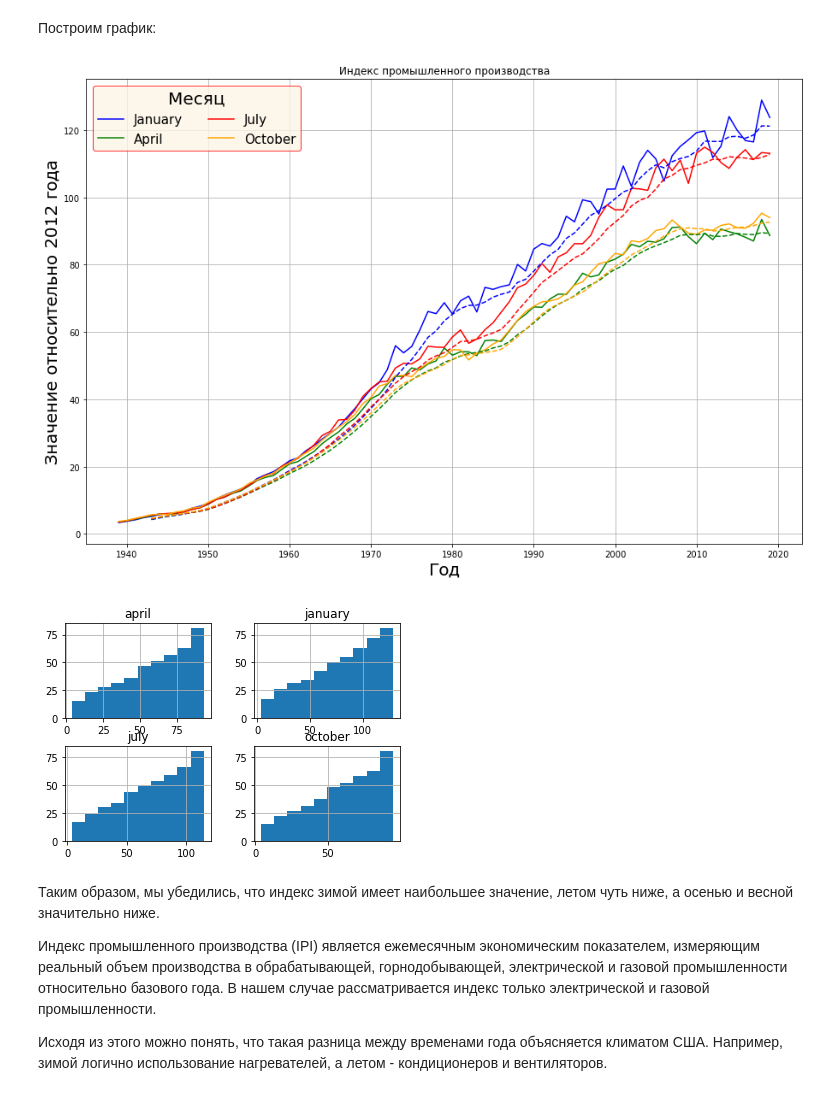
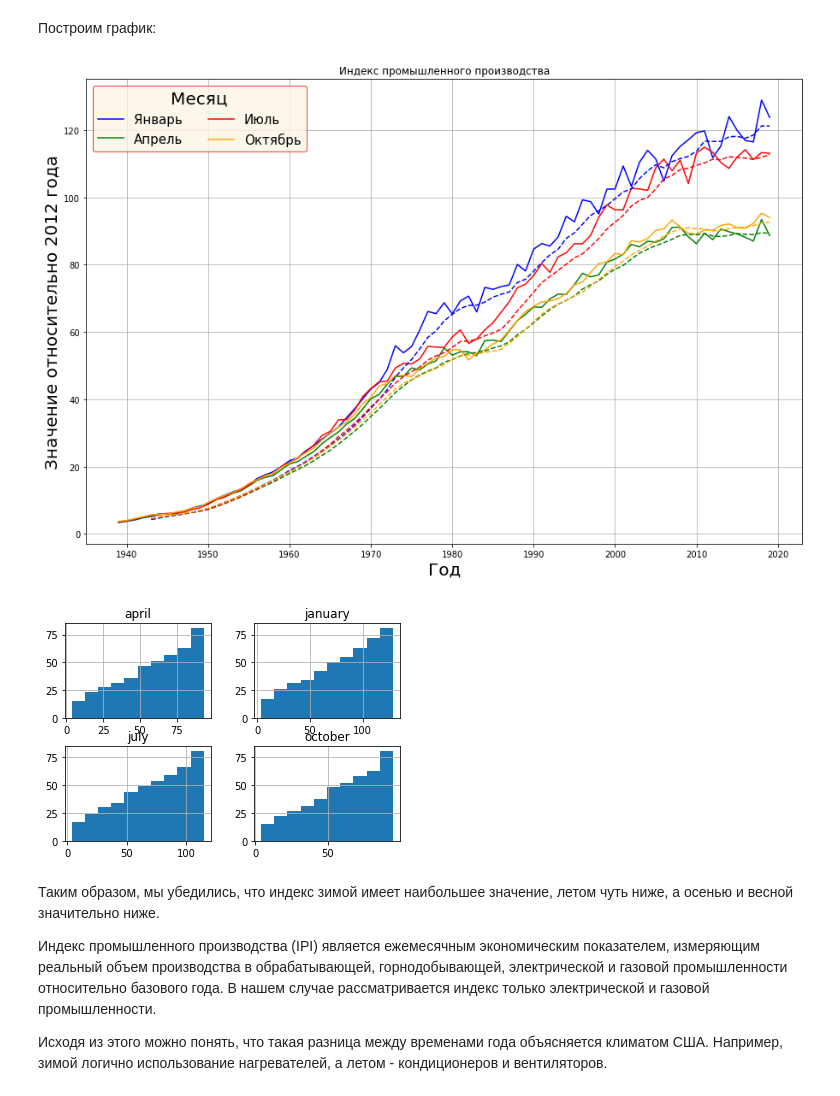
Before and after one commit to glll4d/Skillbox28052020, a Jupyter notebook: HW2/HW2.ipynb, the cells around one changed output. Drawn from its saved outputs; the diff is of its cells as text; code cells hidden in the pictures.

```diff
--- a/HW2/HW2.ipynb
+++ b/HW2/HW2.ipynb
@@ -134,36 +246,36 @@ month_df = pd.DataFrame(index=df[df.index.month == 10].index.year, data = {'janu
 # %%
 fig, ax = plt.subplots()
 
 plt.grid()
 plt.title('Индекс промышленного производства')
-plt.xlabel(u'Год', family='verdana', fontsize = 20)
-plt.ylabel(u'Значение относительно 2012 года', family='verdana', fontsize = 20)
+plt.xlabel(u'Год', fontsize = 20)
+plt.ylabel(u'Значение относительно 2012 года', fontsize = 20)
 
-ax.plot(month_df.index, month_df['january'], label = 'January', color = 'b')
-ax.plot(month_df.index, month_df['april'], label = 'April', color = 'g')
-ax.plot(month_df.index, month_df['july'], label = 'July', color = 'r')
-ax.plot(month_df.index, month_df['october'], label = 'October', color = 'orange')
+ax.plot(month_df.index, month_df['january'], label = 'Январь', color = 'b')
+ax.plot(month_df.index, month_df['april'], label = 'Апрель', color = 'g')
+ax.plot(month_df.index, month_df['july'], label = 'Июль', color = 'r')
+ax.plot(month_df.index, month_df['october'], label = 'Октябрь', color = 'orange')
 plt.plot(month_df.index, month_df['january'].rolling(5).mean(), '--', color = 'b')
 plt.plot(month_df.index, month_df['april'].rolling(5).mean(), '--', color = 'g')
 plt.plot(month_df.index, month_df['july'].rolling(5).mean(), '--', color = 'r')
 plt.plot(month_df.index, month_df['october'].rolling(5).mean(), '--', color = 'orange')
 
 
 ax.legend(fontsize = 15,
           ncol = 2,
           facecolor = 'oldlace',
           edgecolor = 'r',
           title = 'Месяц',
           title_fontsize = '20'
          )
 
 fig.set_figwidth(15)
 fig.set_figheight(10)
 plt.show()
 month_df.hist(cumulative = 1)
 plt.show()
 # %% [output]
-[figure, old version]
+[figure, new version]
 [figure]
 # %% [markdown]
 Таким образом, мы убедились, что индекс зимой имеет наибольшее значение, летом чуть ниже, а осенью и весной значительно ниже.
```
Also changed, not shown: parts of 48 cells of this notebook.
